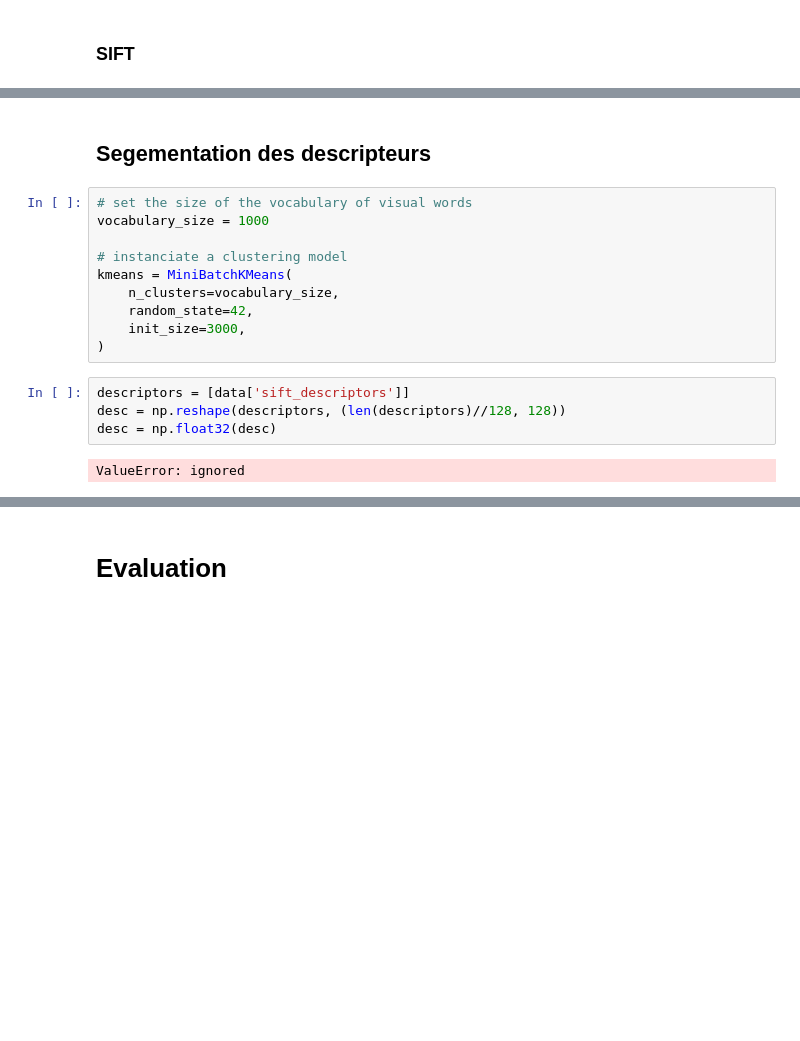
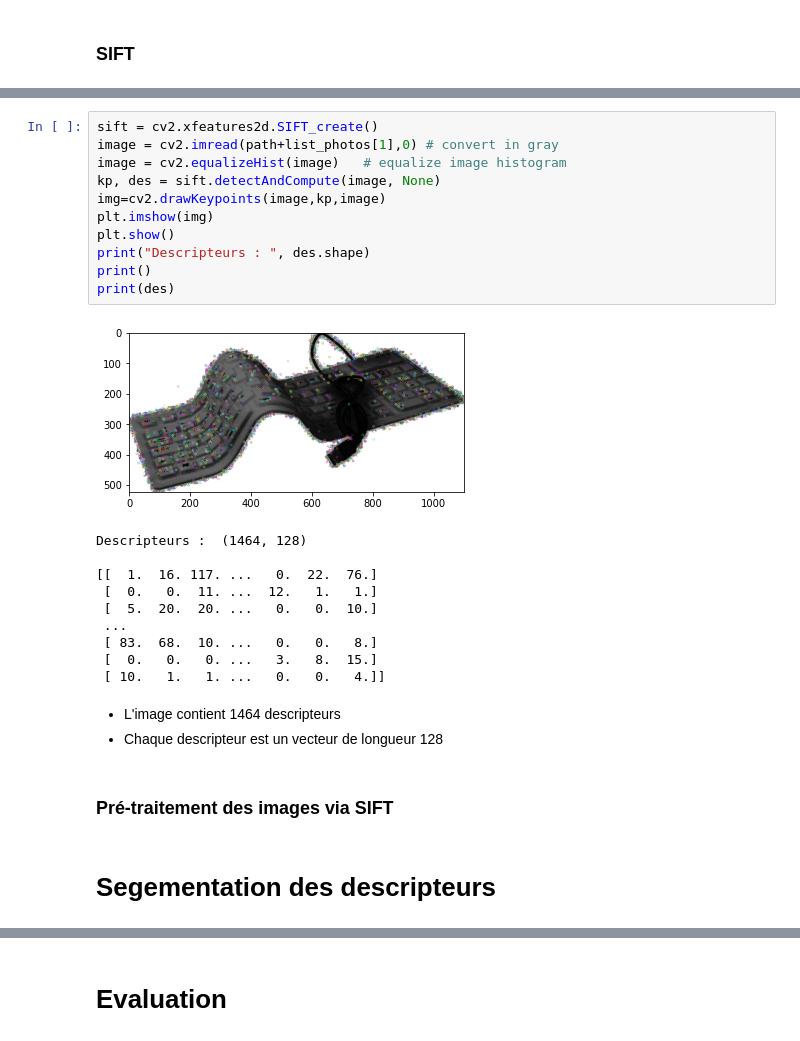
Before and after one commit to AbdulmagedALKHULAIFI/Automatic-classifer-consumer-goods, a Jupyter notebook: p6_2_IMG.ipynb, the cells around one changed output, grey strips where cells are left out. Saved outputs shown, nothing was run; the diff lists cells and outputs as text; blank space fills up the shorter version.

Commit message:
Completed data preprocessing .

```diff
--- a/p6_2_IMG.ipynb
+++ b/p6_2_IMG.ipynb
@@ -354,18 +361,30 @@ data.head(3)
+# %%
+sift = cv2.xfeatures2d.SIFT_create()
+image = cv2.imread(path+list_photos[1],0) # convert in gray
+image = cv2.equalizeHist(image)   # equalize image histogram
+kp, des = sift.detectAndCompute(image, None)
+img=cv2.drawKeypoints(image,kp,image)
+plt.imshow(img)
+plt.show()
+print("Descripteurs : ", des.shape)
+print()
+print(des)
+# %% [output]
+[figure, added]
+Descripteurs :  (1464, 128)
+
+[[  1.  16. 117. ...   0.  22.  76.]
+ [  0.   0.  11. ...  12.   1.   1.]
+ [  5.  20.  20. ...   0.   0.  10.]
+ ...
+ [ 83.  68.  10. ...   0.   0.   8.]
+ [  0.   0.   0. ...   3.   8.  15.]
+ [ 10.   1.   1. ...   0.   0.   4.]]
+# %% [markdown]
+
+*   L'image contient 1464 descripteurs
+*   Chaque descripteur est un vecteur de longueur 128
+# %% [markdown]
+### Pré-traitement des images via SIFT
 # %% [markdown]
-## Segementation des descripteurs
+# Segementation des descripteurs
-# %%
-# set the size of the vocabulary of visual words
-vocabulary_size = 1000
-
-# instanciate a clustering model
-kmeans = MiniBatchKMeans(
-    n_clusters=vocabulary_size,
-    random_state=42,
-    init_size=3000,
-)
-# %%
-descriptors = [data['sift_descriptors']]
-desc = np.reshape(descriptors, (len(descriptors)//128, 128))
-desc = np.float32(desc)
-# %% [output]
-ValueError: ignored
```
Also changed, not shown: parts of 15 cells of this notebook.
